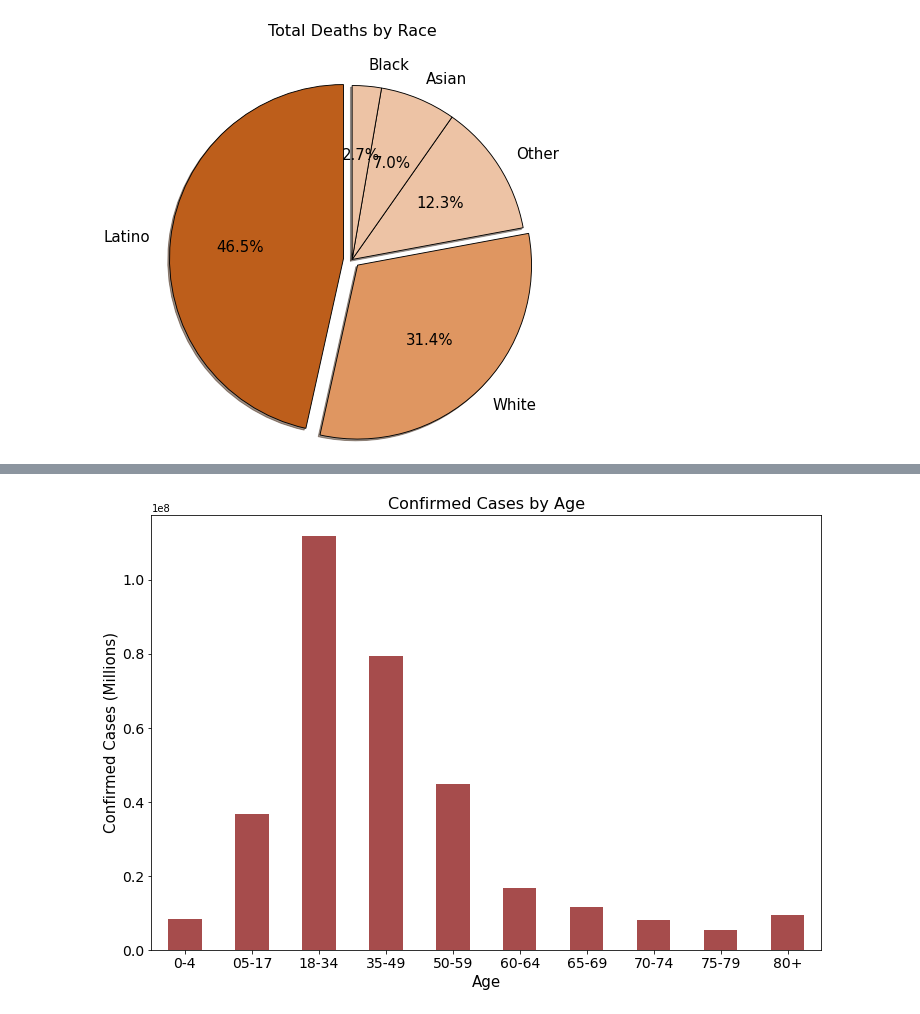
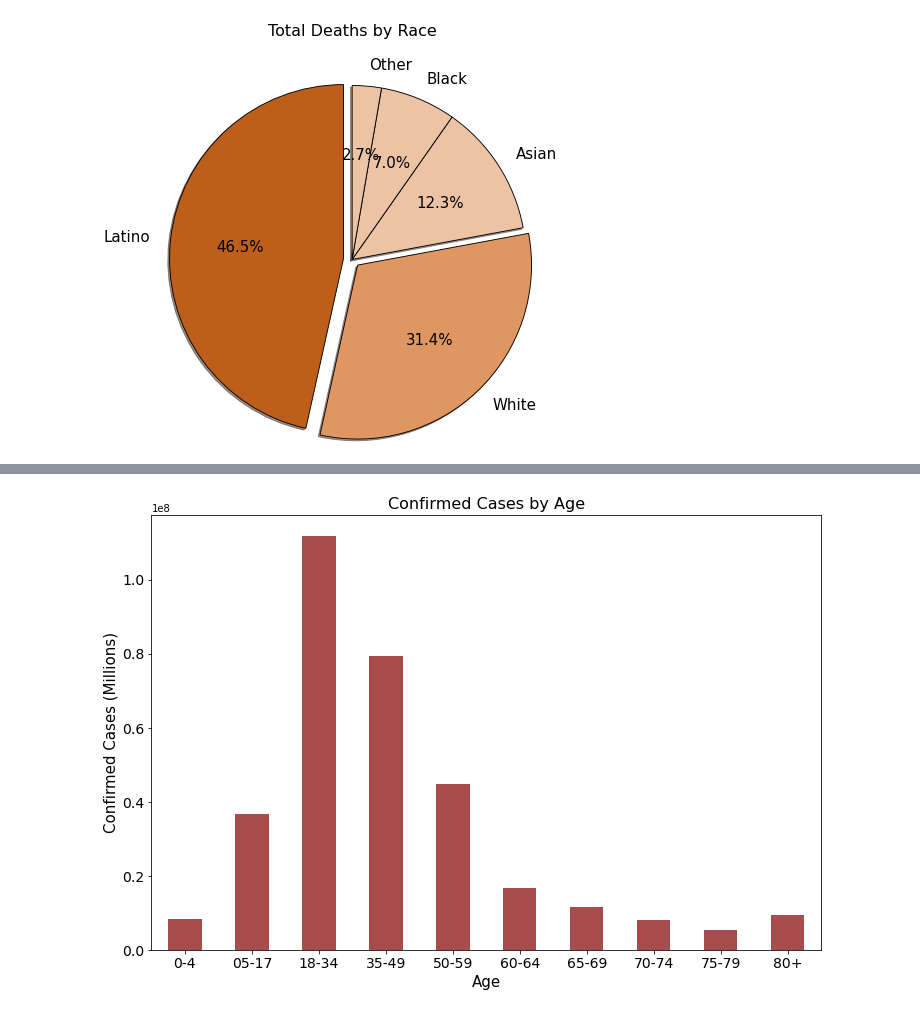
Before and after one commit to jgkiang/Joe_Rogans_Repo, a Jupyter notebook: Project1.ipynb, the cells around one changed output, grey strips where cells are left out. Drawn from its saved outputs; the diff is of its cells as text; code cells hidden in the pictures.

```diff
--- a/Project1.ipynb
+++ b/Project1.ipynb
@@ -135,23 +137,24 @@ plt.show()
 [interactive output not drawn]
 # %%
 colors = ["#bd5e1b", "#df9661", "#edc3a5", "#edc3a5", "#edc3a5"]
+labels3 = deaths_by_race.index.str.capitalize()
 plt.pie(
     deaths_by_race["deaths_total"],
-    labels=labels2,
+    labels=labels3,
     explode=explode,
     startangle=90,
     radius=2,
     labeldistance=1.12,
     autopct="%1.1f%%",
     colors=colors,
     shadow=True,
     textprops={"fontsize": 15},
     wedgeprops={"edgecolor": "k", "linewidth": 0.9, "antialiased": True,},
 )
 plt.title("Total Deaths by Race", y=1.5, fontsize=16)
 plt.show()
 # %% [output]
-[figure, old version]
+[figure, new version]
 [interactive output not drawn]
 # %%
 deaths_by_age1 = deaths_by_age.groupby("age").sum()
```
Also changed, not shown: parts of 1 cell of this notebook.
